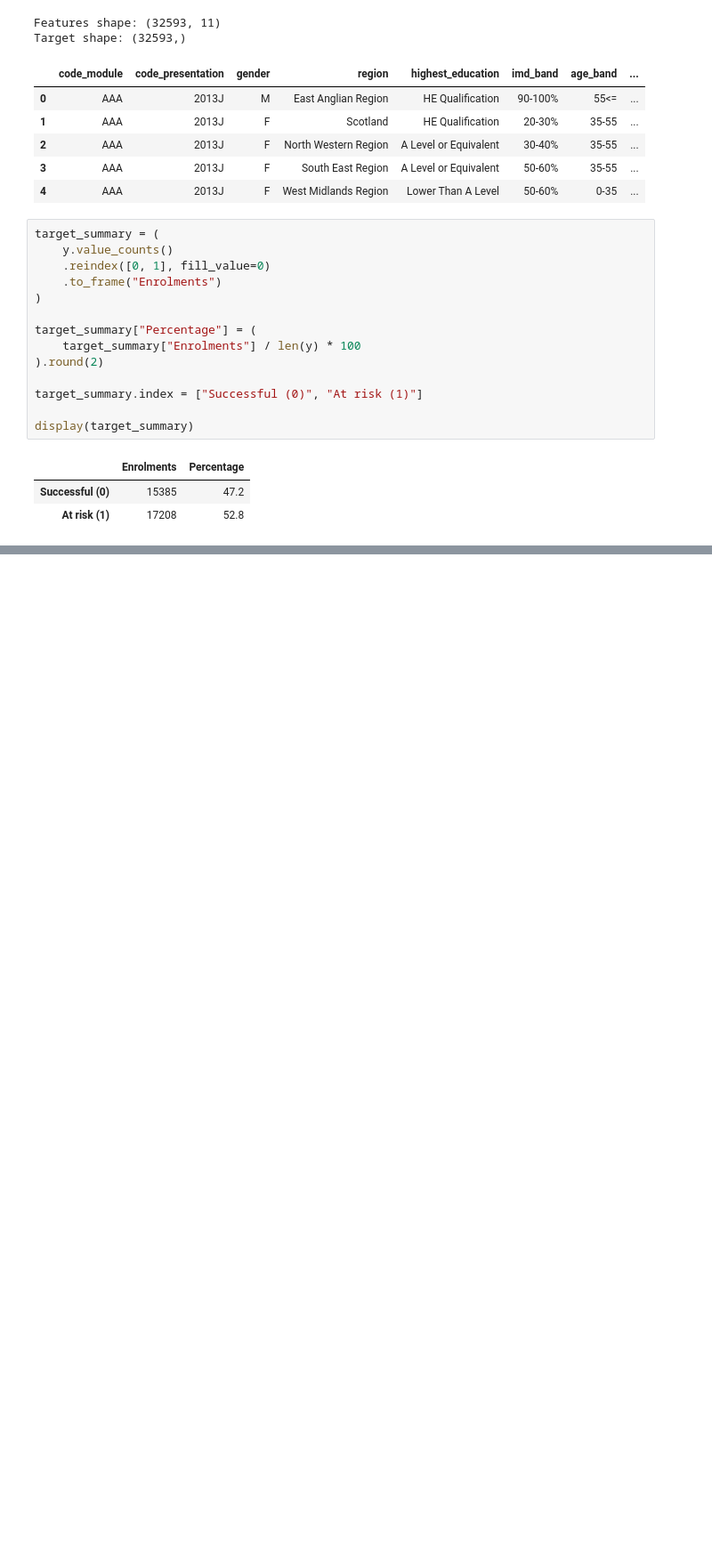
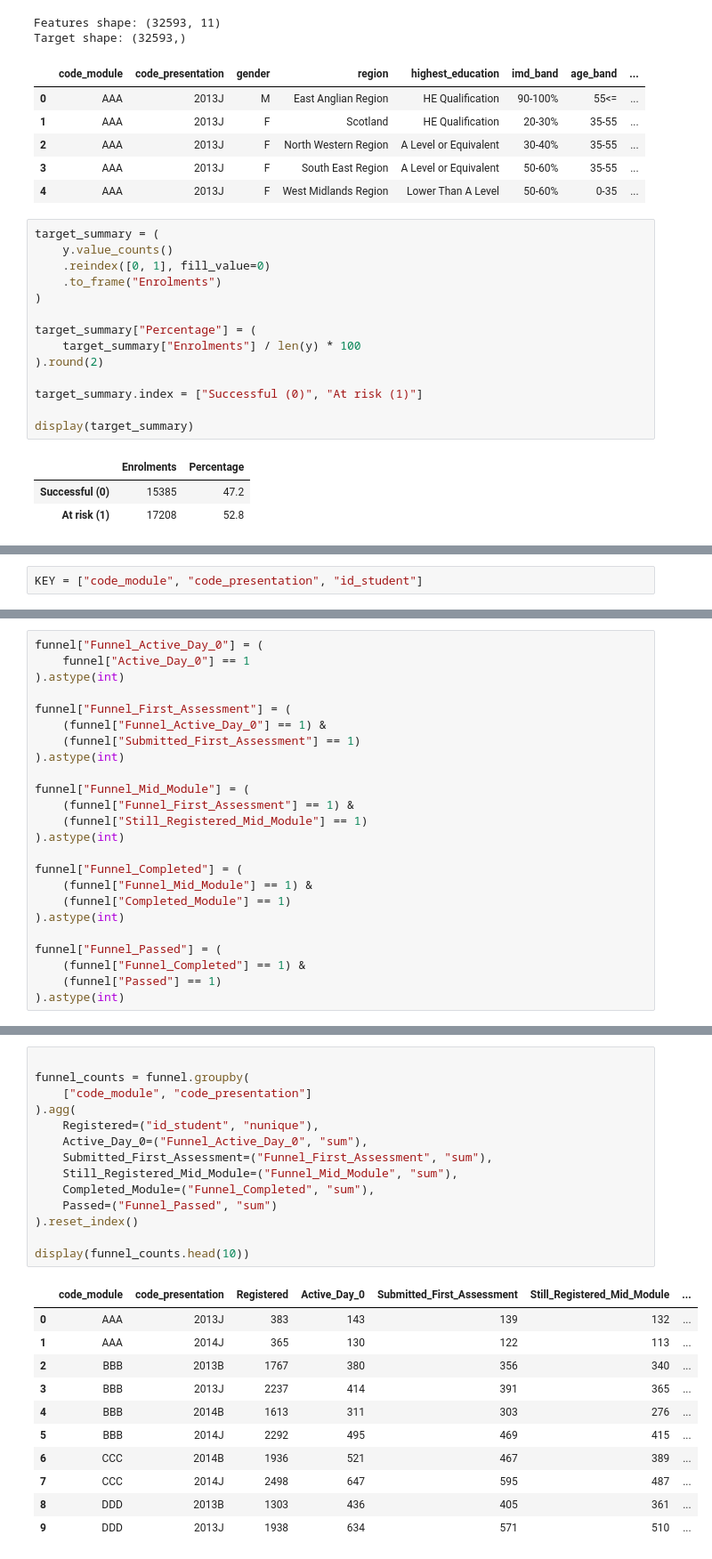
Before and after one commit to SruthiGS-Gito/sar-ai-early-warning-intervention-recommender, a Jupyter notebook: notebooks/student-academic-risk (2).ipynb, the cells around one changed output, grey strips where cells are left out. Shown at 89% size. Drawn from its saved outputs; the diff is of its cells as text; blank space fills up the shorter version.

```diff
--- a/notebooks/student-academic-risk (2).ipynb
+++ b/notebooks/student-academic-risk (2).ipynb
@@ -1217,0 +1222,2 @@ display(target_summary)
+# %%
+KEY = ["code_module", "code_presentation", "id_student"]
@@ -1217,0 +1396,24 @@ display(target_summary)
+# %%
+funnel["Funnel_Active_Day_0"] = (
+    funnel["Active_Day_0"] == 1
+).astype(int)
+
+funnel["Funnel_First_Assessment"] = (
+    (funnel["Funnel_Active_Day_0"] == 1) &
+    (funnel["Submitted_First_Assessment"] == 1)
+).astype(int)
+
+funnel["Funnel_Mid_Module"] = (
+    (funnel["Funnel_First_Assessment"] == 1) &
+    (funnel["Still_Registered_Mid_Module"] == 1)
+).astype(int)
+
+funnel["Funnel_Completed"] = (
+    (funnel["Funnel_Mid_Module"] == 1) &
+    (funnel["Completed_Module"] == 1)
+).astype(int)
+
+funnel["Funnel_Passed"] = (
+    (funnel["Funnel_Completed"] == 1) &
+    (funnel["Passed"] == 1)
+).astype(int)
@@ -1217,0 +1424,26 @@ display(target_summary)
+# %%
+
+funnel_counts = funnel.groupby(
+    ["code_module", "code_presentation"]
+).agg(
+    Registered=("id_student", "nunique"),
+    Active_Day_0=("Funnel_Active_Day_0", "sum"),
+    Submitted_First_Assessment=("Funnel_First_Assessment", "sum"),
+    Still_Registered_Mid_Module=("Funnel_Mid_Module", "sum"),
+    Completed_Module=("Funnel_Completed", "sum"),
+    Passed=("Funnel_Passed", "sum")
+).reset_index()
+
+display(funnel_counts.head(10))
+# %% [output]
+|  | code_module | code_presentation | Registered | Active_Day_0 | Submitted_First_Assessment | Still_Registered_Mid_Module | ... |
+| 0 | AAA | 2013J | 383 | 143 | 139 | 132 | ... |
+| 1 | AAA | 2014J | 365 | 130 | 122 | 113 | ... |
+| 2 | BBB | 2013B | 1767 | 380 | 356 | 340 | ... |
+| 3 | BBB | 2013J | 2237 | 414 | 391 | 365 | ... |
+| 4 | BBB | 2014B | 1613 | 311 | 303 | 276 | ... |
+| 5 | BBB | 2014J | 2292 | 495 | 469 | 415 | ... |
+| 6 | CCC | 2014B | 1936 | 521 | 467 | 389 | ... |
+| 7 | CCC | 2014J | 2498 | 647 | 595 | 487 | ... |
+| 8 | DDD | 2013B | 1303 | 436 | 405 | 361 | ... |
+| 9 | DDD | 2013J | 1938 | 634 | 571 | 510 | ... |
```
Also changed, not shown: parts of 19 cells of this notebook.
